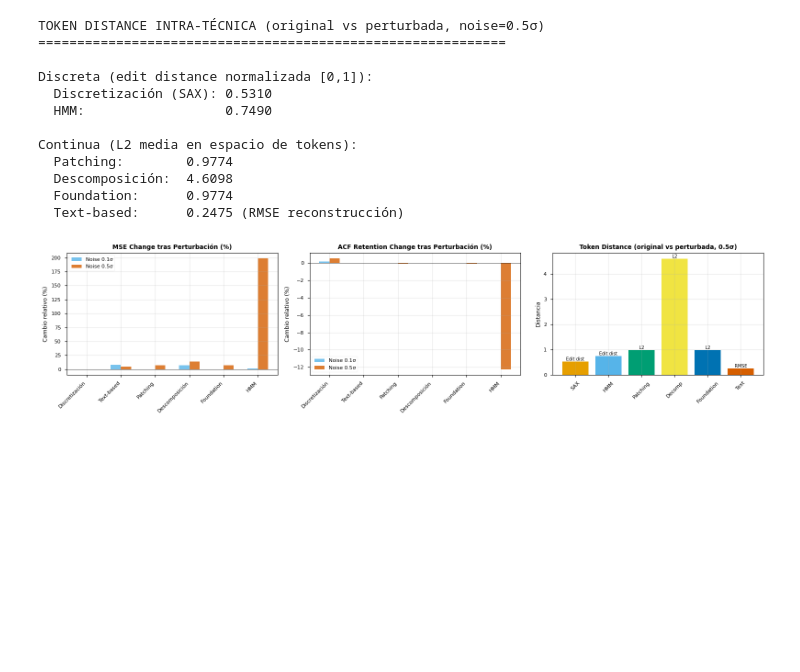
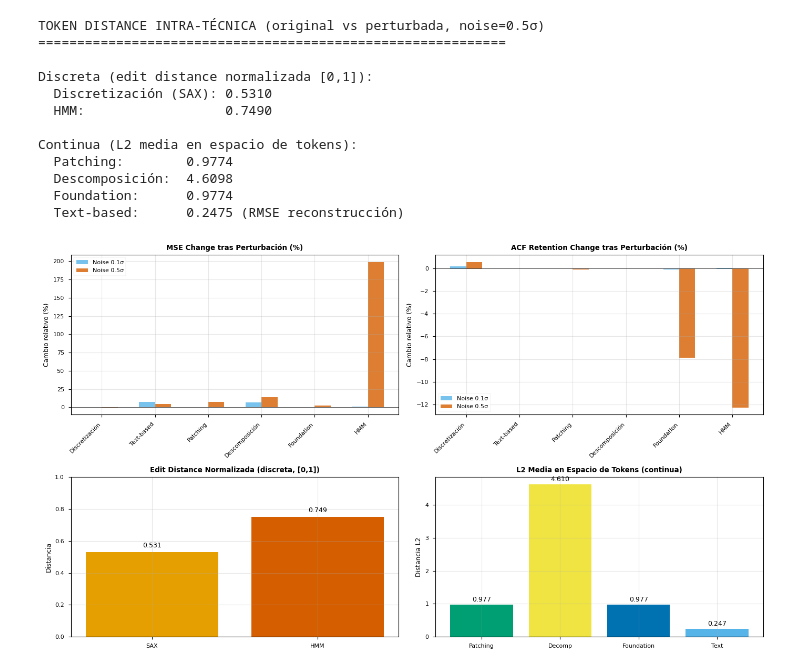
Before and after one commit to jaime-oriol/RITMO, a Jupyter notebook: tecnicas/comparacion_metricas.ipynb, the cells around one changed output. Saved outputs shown, nothing was run; the diff lists cells and outputs as text; code cells hidden in the pictures; blank space fills up the shorter version.

```diff
--- a/tecnicas/comparacion_metricas.ipynb
+++ b/tecnicas/comparacion_metricas.ipynb
@@ -85,9 +85,10 @@ resultados['Descomposición'] = {
     'tokens': None
 }
 
-# 5. Foundation (ej: MOMENT)
-moment = foundation_tokenize(serie_norm, patch_len=16, stride=16, mask_ratio=0.0)
-moment_recon = reconstruct_from_patches(moment['patches'], 16, 16, T)
+# 5. Foundation (ej: MOMENT, mask_ratio=0.3)
+moment = foundation_tokenize(serie_norm, patch_len=16, stride=16, mask_ratio=0.3, random_seed=42)
+masked_patches = apply_masking(moment['patches'], moment['mask'], mask_value=0.0)
+moment_recon = reconstruct_from_patches(masked_patches, 16, 16, T)
 resultados['Foundation'] = {
     'vocab_size': np.inf,
     'num_tokens': moment['num_patches'],
@@ -335,8 +336,9 @@ def decomp_pipeline(s):
     return d['trend'] + d['seasonal']
 
 def foundation_pipeline(s):
-    f = foundation_tokenize(s, patch_len=16, stride=16, mask_ratio=0.0)
-    return reconstruct_from_patches(f['patches'], 16, 16, len(s))
+    f = foundation_tokenize(s, patch_len=16, stride=16, mask_ratio=0.3, random_seed=42)
+    masked = apply_masking(f['patches'], f['mask'], mask_value=0.0)
+    return reconstruct_from_patches(masked, 16, 16, len(s))
 
 def hmm_pipeline(s):
     p = baum_welch(s, K=5, max_iter=50, epsilon=1e-4, verbose=False)
@@ -431,8 +433,8 @@ decomp_tok_orig = np.stack([decomp_orig['trend'], decomp_orig['seasonal']])
 decomp_tok_pert = np.stack([decomp_pert['trend'], decomp_pert['seasonal']])
 l2_decomp = token_distance_continuous(decomp_tok_orig, decomp_tok_pert, metric='l2')
 
-found_orig = foundation_tokenize(subset, patch_len=16, stride=16, mask_ratio=0.0)['patches']
-found_pert = foundation_tokenize(noisy_subset, patch_len=16, stride=16, mask_ratio=0.0)['patches']
+found_orig = foundation_tokenize(subset, patch_len=16, stride=16, mask_ratio=0.3, random_seed=42)['patches']
+found_pert = foundation_tokenize(noisy_subset, patch_len=16, stride=16, mask_ratio=0.3, random_seed=42)['patches']
 l2_found = token_distance_continuous(found_orig, found_pert, metric='l2')
 
 text_recon_orig = decode_text_based(text_based_tokenize(subset, precision=2)['text'])
@@ -465,56 +467,68 @@ Continua (L2 media en espacio de tokens):
   Text-based:      0.2475 (RMSE reconstrucción)
 # %%
 # Visualización de robustez
-fig, axes = plt.subplots(1, 3, figsize=(16, 4))
+fig, axes = plt.subplots(2, 2, figsize=(14, 8))
 colors = ['#E69F00', '#56B4E9', '#009E73', '#F0E442', '#0072B2', '#D55E00']
 nombres = list(robustez.keys())
+x = np.arange(len(nombres))
 
-# Perturbation stability: MSE change por nivel
-ax = axes[0]
+# [0,0] Perturbation stability: MSE change por nivel
+ax = axes[0, 0]
 mse_01 = [robustez[n]['by_level'][0.1]['mse_change_rel'] * 100 for n in nombres]
 mse_05 = [robustez[n]['by_level'][0.5]['mse_change_rel'] * 100 for n in nombres]
-x = np.arange(len(nombres))
 ax.bar(x - 0.15, mse_01, 0.3, label='Noise 0.1σ', color='#56B4E9', alpha=0.8)
 ax.bar(x + 0.15, mse_05, 0.3, label='Noise 0.5σ', color='#D55E00', alpha=0.8)
 ax.set_title('MSE Change tras Perturbación (%)', fontweight='bold')
 ax.set_ylabel('Cambio relativo (%)')
 ax.set_xticks(x)
 ax.set_xticklabels(nombres, rotation=45, ha='right')
 ax.legend()
 ax.axhline(y=0, color='black', linewidth=0.5)
 ax.grid(alpha=0.3)
 
-# Perturbation stability: ACF change por nivel
-ax = axes[1]
+# [0,1] Perturbation stability: ACF change por nivel
+ax = axes[0, 1]
 acf_01 = [robustez[n]['by_level'][0.1]['acf_change_rel'] * 100 for n in nombres]
 acf_05 = [robustez[n]['by_level'][0.5]['acf_change_rel'] * 100 for n in nombres]
 ax.bar(x - 0.15, acf_01, 0.3, label='Noise 0.1σ', color='#56B4E9', alpha=0.8)
 ax.bar(x + 0.15, acf_05, 0.3, label='Noise 0.5σ', color='#D55E00', alpha=0.8)
 ax.set_title('ACF Retention Change tras Perturbación (%)', fontweight='bold')
 ax.set_ylabel('Cambio relativo (%)')
 ax.set_xticks(x)
 ax.set_xticklabels(nombres, rotation=45, ha='right')
 ax.legend()
 ax.axhline(y=0, color='black', linewidth=0.5)
 ax.grid(alpha=0.3)
 
-# Token distances
-ax = axes[2]
-dist_nombres = ['SAX', 'HMM', 'Patching', 'Decomp', 'Foundation', 'Text']
-dist_valores = [ed_sax, ed_hmm, l2_patch, l2_decomp, l2_found, l2_text]
-dist_tipos = ['Edit dist', 'Edit dist', 'L2', 'L2', 'L2', 'RMSE']
-bars = ax.bar(dist_nombres, dist_valores, color=colors)
-ax.set_title('Token Distance (original vs perturbada, 0.5σ)', fontweight='bold')
+# [1,0] Token distance DISCRETA (edit distance normalizada [0,1])
+ax = axes[1, 0]
+disc_nombres = ['SAX', 'HMM']
+disc_valores = [ed_sax, ed_hmm]
+disc_colors = ['#E69F00', '#D55E00']
+bars = ax.bar(disc_nombres, disc_valores, color=disc_colors)
+ax.set_title('Edit Distance Normalizada (discreta, [0,1])', fontweight='bold')
 ax.set_ylabel('Distancia')
-ax.tick_params(axis='x', rotation=45)
+ax.set_ylim(0, 1)
 ax.grid(alpha=0.3)
-# Anotar tipo de métrica
-for bar, tipo in zip(bars, dist_tipos):
-    ax.text(bar.get_x() + bar.get_width()/2, bar.get_height(),
-            tipo, ha='center', va='bottom', fontsize=7)
+for bar, val in zip(bars, disc_valores):
+    ax.text(bar.get_x() + bar.get_width()/2, bar.get_height() + 0.02,
+            f'{val:.3f}', ha='center', va='bottom', fontsize=9)
+
+# [1,1] Token distance CONTINUA (L2 media)
+ax = axes[1, 1]
+cont_nombres = ['Patching', 'Decomp', 'Foundation', 'Text']
+cont_valores = [l2_patch, l2_decomp, l2_found, l2_text]
+cont_colors = ['#009E73', '#F0E442', '#0072B2', '#56B4E9']
+bars = ax.bar(cont_nombres, cont_valores, color=cont_colors)
+ax.set_title('L2 Media en Espacio de Tokens (continua)', fontweight='bold')
+ax.set_ylabel('Distancia L2')
+ax.grid(alpha=0.3)
+for bar, val in zip(bars, cont_valores):
+    ax.text(bar.get_x() + bar.get_width()/2, bar.get_height() + 0.05,
+            f'{val:.3f}', ha='center', va='bottom', fontsize=9)
 
 plt.tight_layout()
 plt.savefig('figures/metricas_robustez.png')
 plt.show()
 # %% [output]
-[figure, old version]
+[figure, new version]
```
Also changed, not shown: parts of 5 cells of this notebook, 8 other files.
